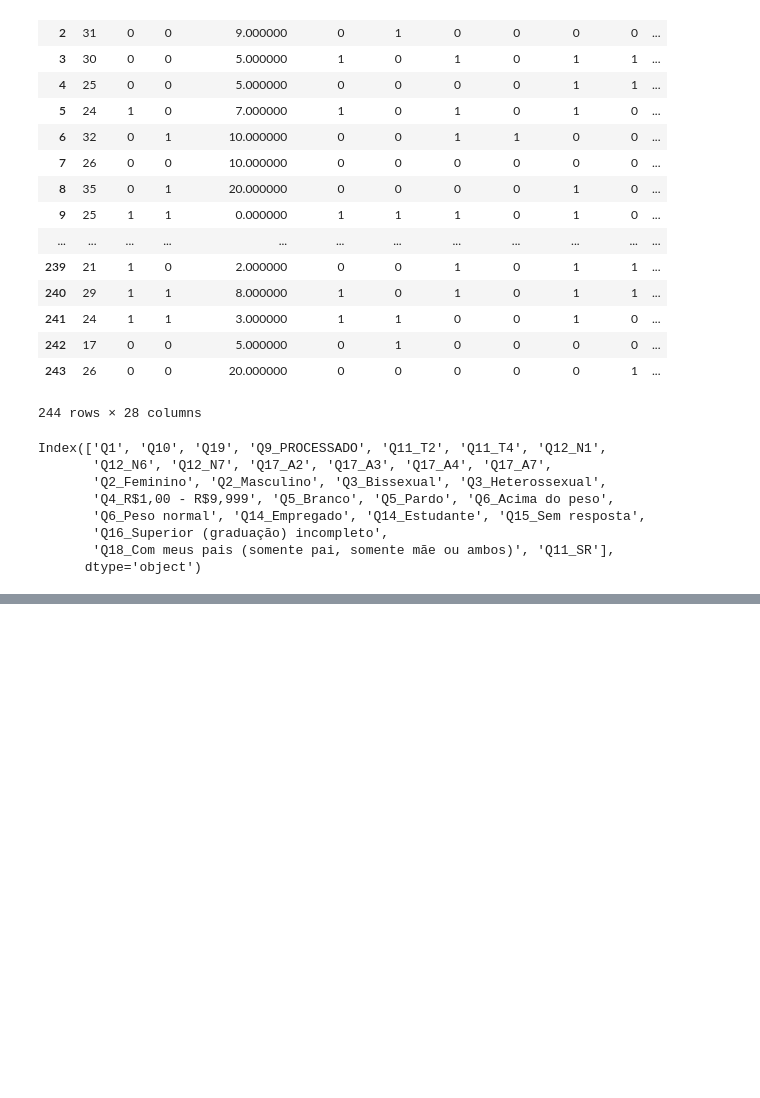
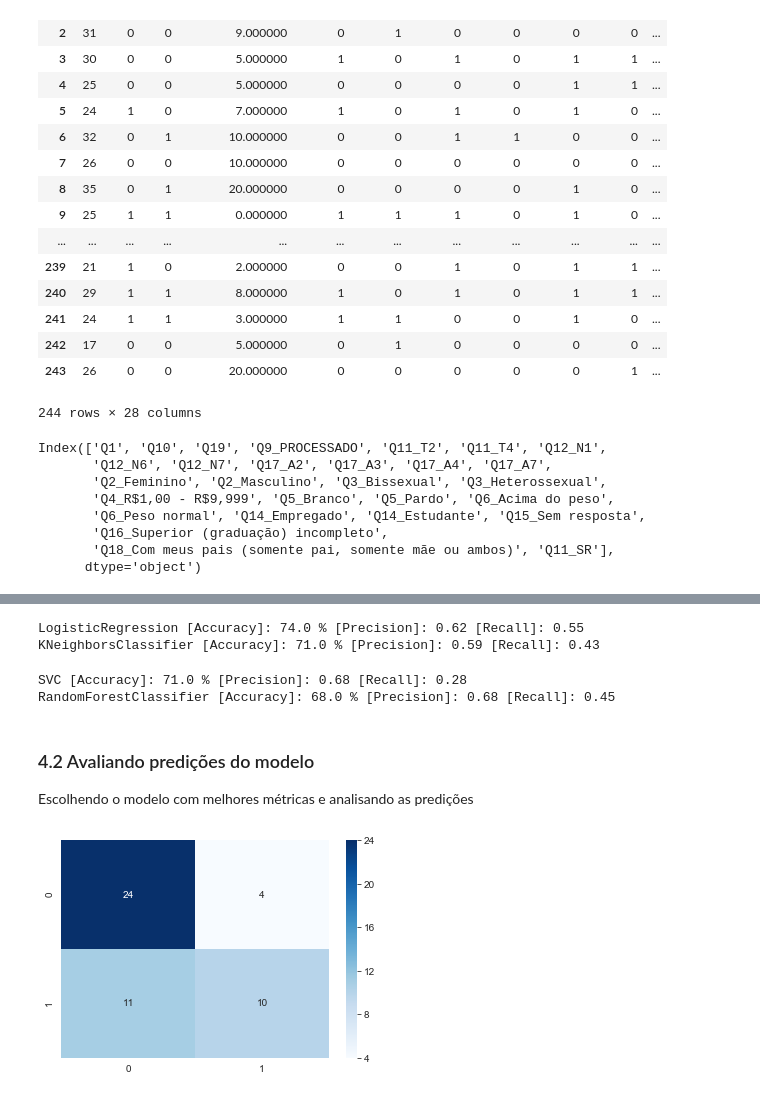
Before and after one commit to claytonrm/AnalisePreditivaSuicidio, a Jupyter notebook: AnalisePreditivaSuicidio.ipynb, the cells around one changed output, grey strips where cells are left out. Saved outputs shown, nothing was run; the diff lists cells and outputs as text; code cells hidden in the pictures; blank space fills up the shorter version.

Commit message:
First model analisys

```diff
--- a/AnalisePreditivaSuicidio.ipynb
+++ b/AnalisePreditivaSuicidio.ipynb
@@ -1054,0 +1078,42 @@ Index(['Q1', 'Q10', 'Q19', 'Q9_PROCESSADO', 'Q11_T2', 'Q11_T4', 'Q12_N1',
+# %%
+classifiers = {
+    "LogisticRegression": LogisticRegression(), # Paramétrico
+    "KNN": KNeighborsClassifier(), # Não paramétrico
+    "SVC": SVC(), # Não paramétrico
+    "RandomForest": RandomForestClassifier(n_jobs=-1) # Não paramétrico
+}
+# %%
+for key, classifier in classifiers.items():
+    classifier.fit(X_train, y_train)
+    training_score = cross_val_score(classifier, X_train, y_train, cv=5, n_jobs=-1)
+    precision_score = cross_val_score(classifier, X_train, y_train, cv=5, n_jobs=-1, scoring='precision')
+    recall_score = cross_val_score(classifier, X_train, y_train, cv=5, n_jobs=-1, scoring='recall')
+
+    print(classifier.__class__.__name__,
+          "[Accuracy]:", round(training_score.mean(), 2) * 100, "%",
+          "[Precision]:", round(precision_score.mean(), 2),
+          "[Recall]:", round(recall_score.mean(), 2)
+    )
+# %% [output]
+LogisticRegression [Accuracy]: 74.0 % [Precision]: 0.62 [Recall]: 0.55
+KNeighborsClassifier [Accuracy]: 71.0 % [Precision]: 0.59 [Recall]: 0.43
+SVC [Accuracy]: 71.0 % [Precision]: 0.68 [Recall]: 0.28
+RandomForestClassifier [Accuracy]: 68.0 % [Precision]: 0.68 [Recall]: 0.45
+# %% [markdown]
+### 4.2 Avaliando predições do modelo
+Escolhendo o modelo com melhores métricas e analisando as predições
+# %%
+# Escolhendo o modelo com melhor acurácia
+rf = classifiers['LogisticRegression']
+# %%
+#rf.predict(X_train)
+
+predicted_y_proba = rf.predict_proba(X_test)[:, 1]
+predicted_y = rf.predict(X_test)
+# %%
+lr_mc = confusion_matrix(y_test, predicted_y)
+# %%
+sns.heatmap(lr_mc, annot=True, cmap='Blues')
+plt.savefig('confusion_matriz_lr.png')
+# %% [output]
+[figure, added]
```
Also changed, not shown: parts of 46 cells of this notebook.
